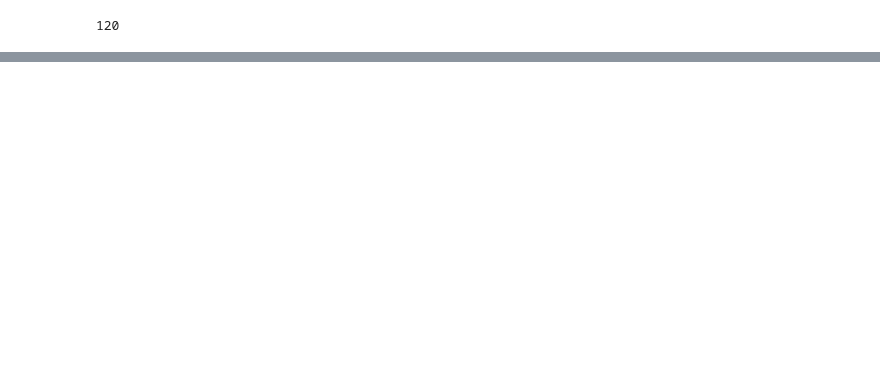
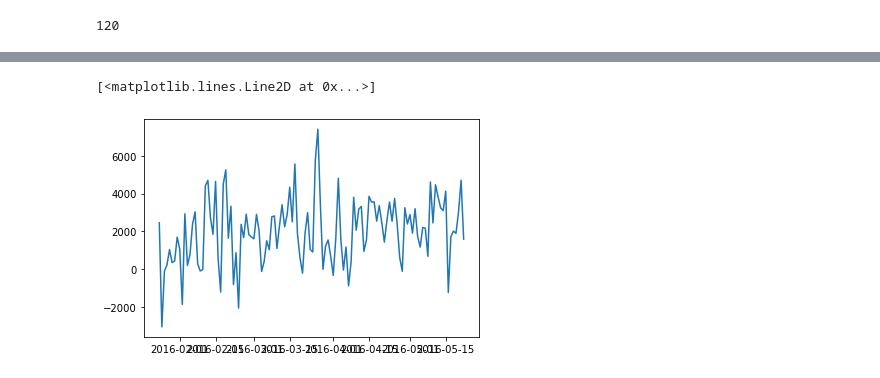
Before and after one commit to sithankanna/hts-forecast, a Jupyter notebook: notebooks/003-EK-model.ipynb, the cells around one changed output, grey strips where cells are left out. Cells and saved outputs as stored; diff of their text form; code cells hidden in the pictures; blank space fills up the shorter version.

```diff
--- a/notebooks/003-EK-model.ipynb
+++ b/notebooks/003-EK-model.ipynb
@@ -457,0 +471,6 @@ Root mean squared error is:  2772.109159406726
+# %%
+y_residual = y_test-y_predicted
+plt.plot(y_residual)
+# %% [output]
+[<matplotlib.lines.Line2D at 0x...>]
+[figure, added]
```
Also changed, not shown: parts of 8 cells of this notebook.
